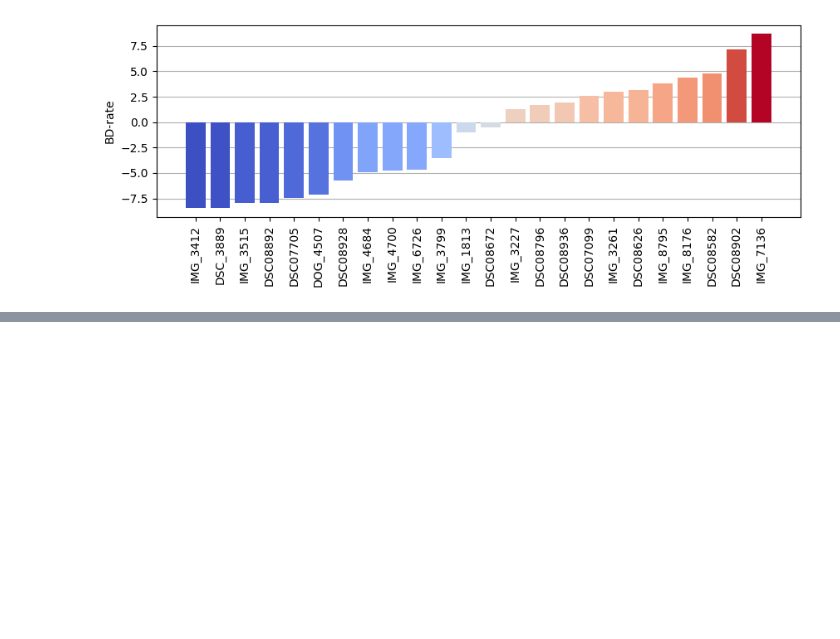
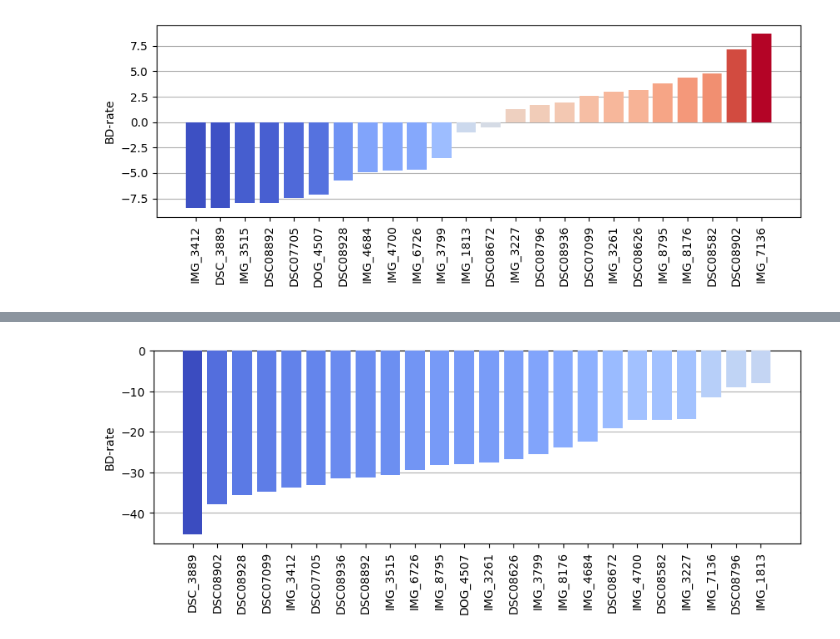
Before and after one commit to fgvfgfg564/TCM-lite, a Jupyter notebook: experiments/SAv1/performance/plot_performance.ipynb, the cells around one changed output, grey strips where cells are left out. Cells and saved outputs as stored; diff of their text form; code cells hidden in the pictures; blank space fills up the shorter version.

```diff
--- a/experiments/SAv1/performance/plot_performance.ipynb
+++ b/experiments/SAv1/performance/plot_performance.ipynb
@@ -326,0 +331,4 @@ plot_img_results(ours_results[0.01], anchor_results["tcm"])
+# %%
+plot_img_results(anchor_results["qarv"], anchor_results["bpg"])
+# %% [output]
+[figure, added]
```
Also changed, not shown: parts of 4 cells of this notebook, 26 other files.
